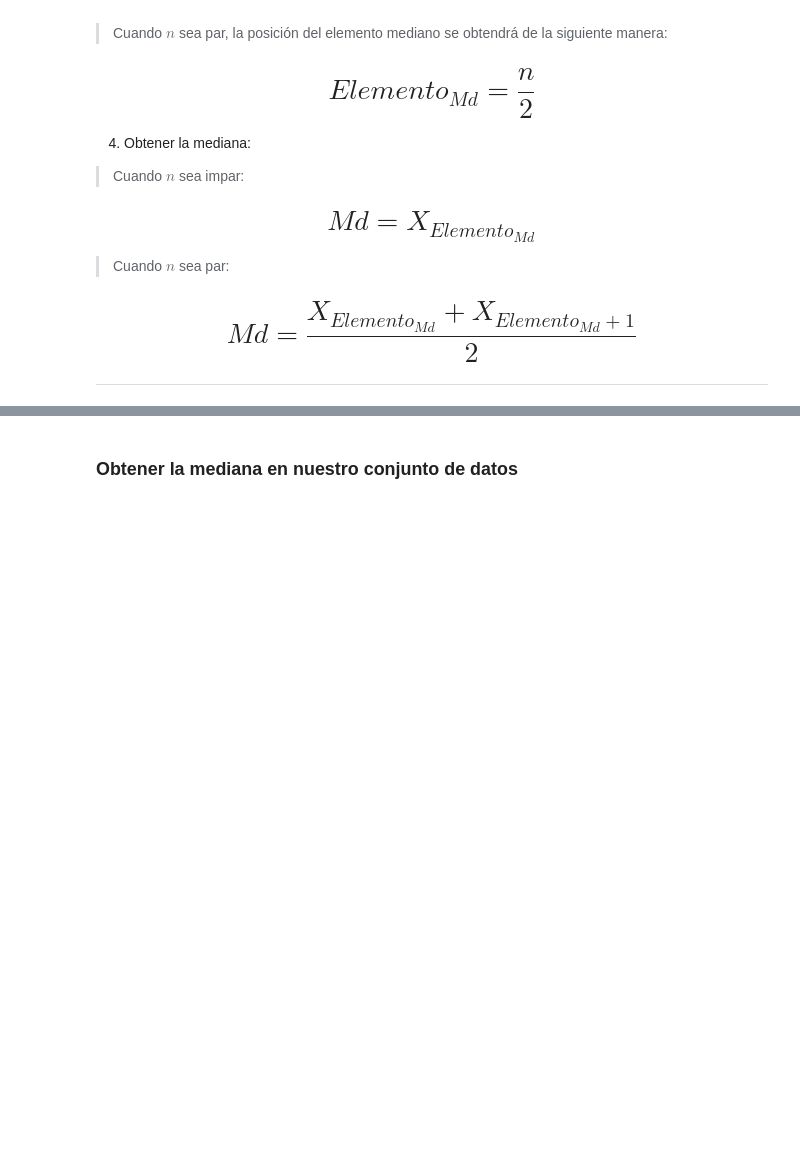
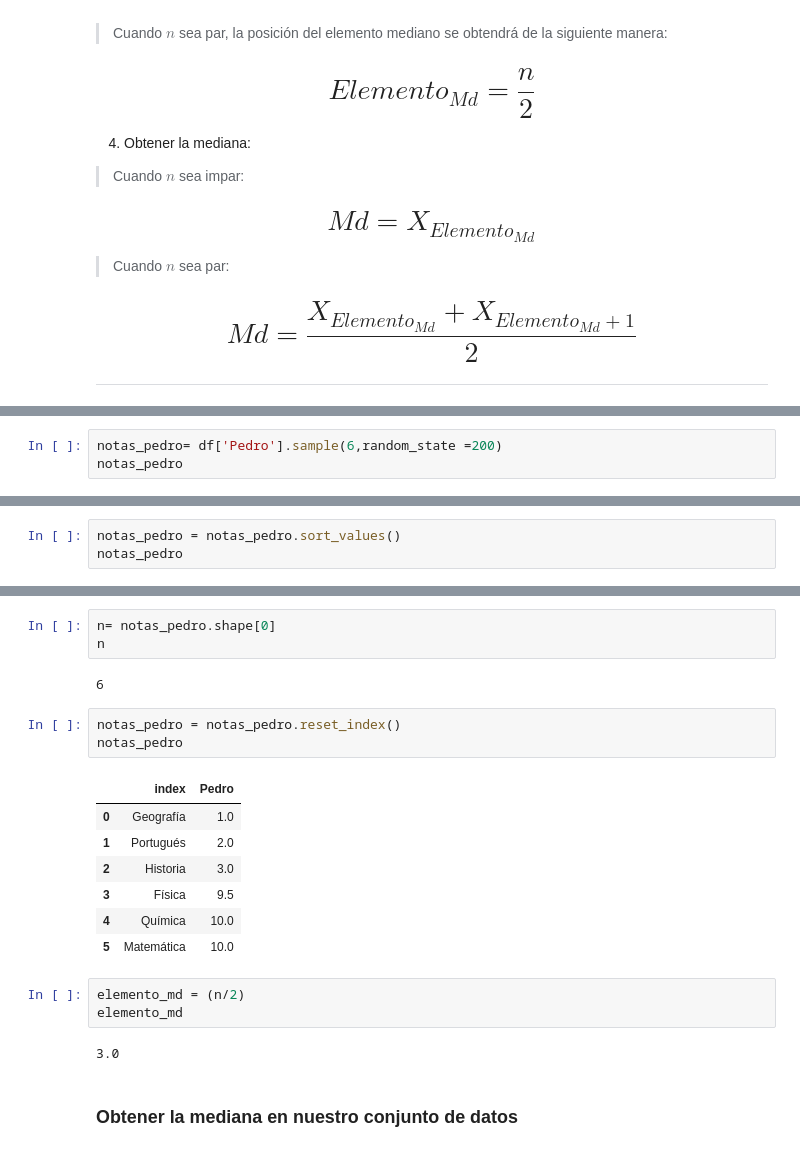
Before and after one commit to Goyo0117970/MachineLearning, a Jupyter notebook: Curso_de_Estadística_con_Python_1.ipynb, the cells around one changed output, grey strips where cells are left out. Cells and saved outputs as stored; diff of their text form; blank space fills up the shorter version.

```diff
--- a/Curso_de_Estadística_con_Python_1.ipynb
+++ b/Curso_de_Estadística_con_Python_1.ipynb
@@ -636,3 +695,6 @@ Para obtener la mediana de un conjunto de datos, debemos proceder de la siguient
 ### Ejemplo 2 - n par
 
 <img src='https://caelum-online-public.s3.amazonaws.com/ESP-1752-estadistica-con-python-parte1/img003.png' width='50%' style="float:left">
+# %%
+notas_pedro= df['Pedro'].sample(6,random_state =200)
+notas_pedro
@@ -638,0 +710,3 @@ Para obtener la mediana de un conjunto de datos, debemos proceder de la siguient
+# %%
+notas_pedro = notas_pedro.sort_values()
+notas_pedro
@@ -639,3 +722,24 @@ Para obtener la mediana de un conjunto de datos, debemos proceder de la siguient
+# %%
+n= notas_pedro.shape[0]
+n
+# %% [output]
+6
+# %%
+notas_pedro = notas_pedro.reset_index()
+notas_pedro
+# %% [output]
+|  | index | Pedro |
+| 0 | Geografía | 1.0 |
+| 1 | Portugués | 2.0 |
+| 2 | Historia | 3.0 |
+| 3 | Física | 9.5 |
+| 4 | Química | 10.0 |
+| 5 | Matemática | 10.0 |
+# %%
+elemento_md = (n/2)
+elemento_md
+# %% [output]
+3.0
 # %% [markdown]
 ### Obtener la mediana en nuestro conjunto de datos
 # %% [markdown]
```
Also changed, not shown: parts of 13 cells of this notebook.
